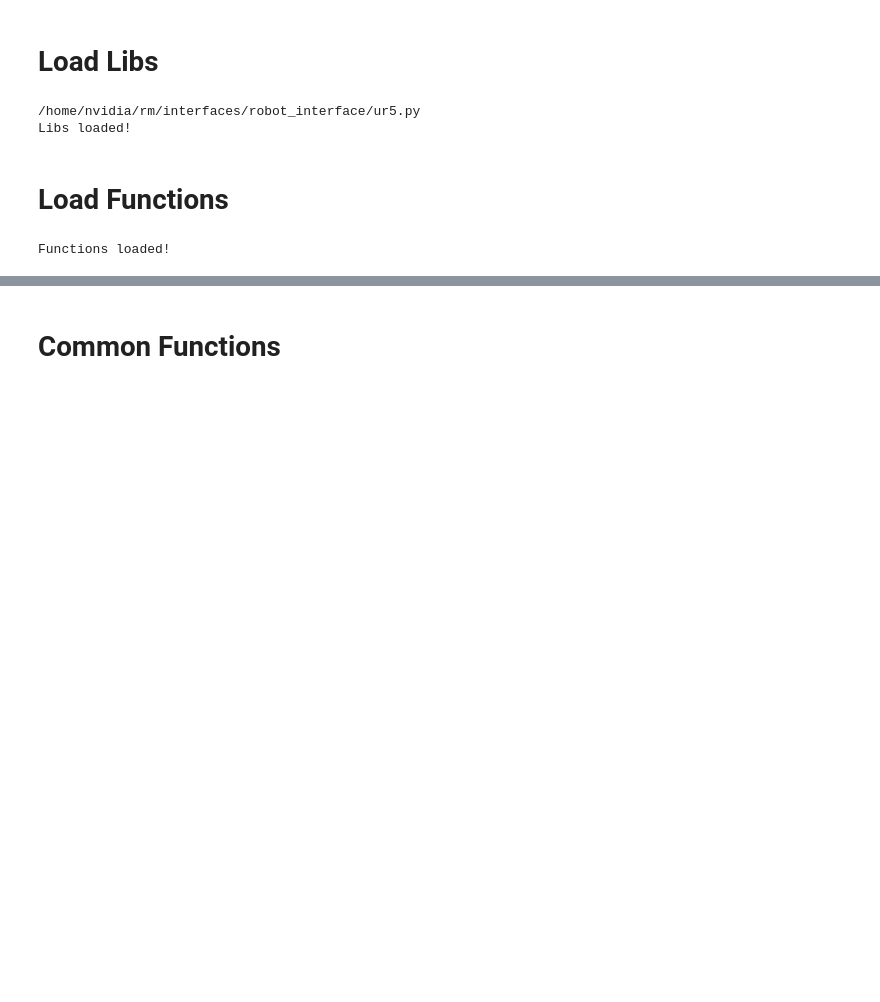
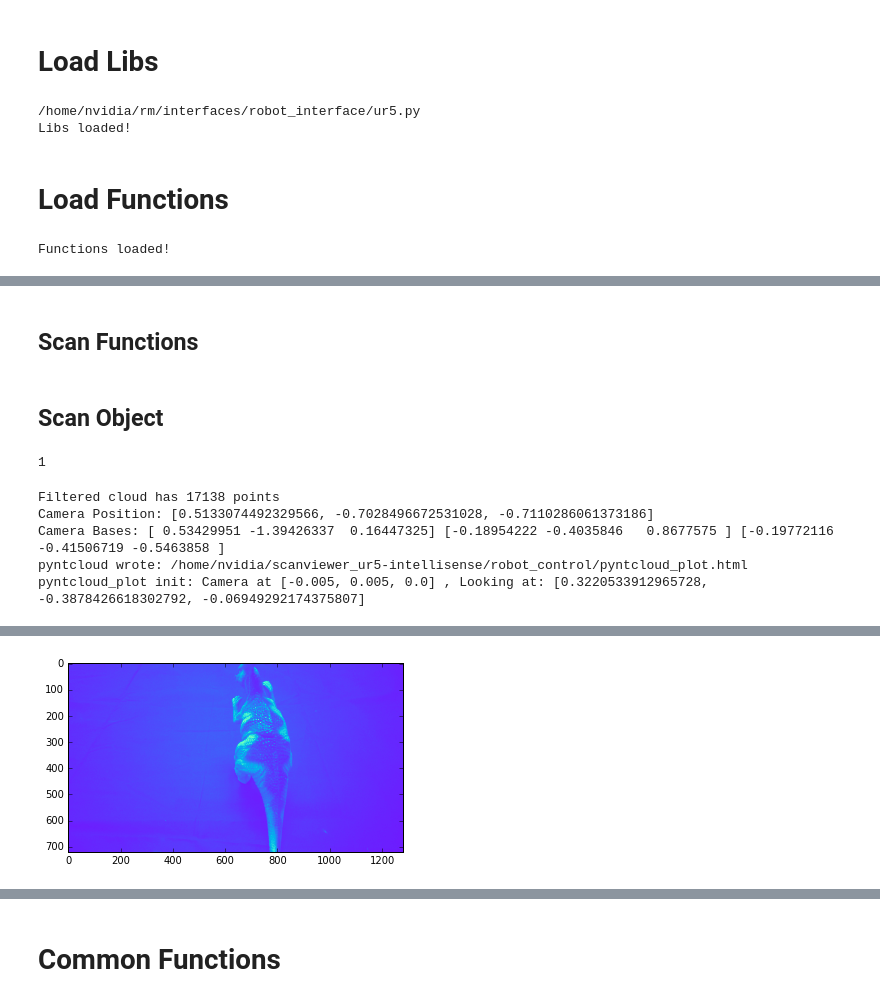
Before and after one commit to jwatson-CO-edu/scanviewer_ur5-intellisense, a Jupyter notebook: robot_control/robotPictureTest.ipynb, the cells around one changed output, grey strips where cells are left out. Drawn from its saved outputs; the diff is of its cells as text; code cells hidden in the pictures; blank space fills up the shorter version.

```diff
--- a/robot_control/robotPictureTest.ipynb
+++ b/robot_control/robotPictureTest.ipynb
@@ -84,0 +104,5 @@ Functions loaded!
+# %%
+#start host camera
+rsc = RealSenseCamera()
+rsc.start_camera()
+print( "Host Camera Active:" , rsc.is_running() )
@@ -94,0 +126,68 @@ pose_dict["HOME_JA"] = [ 0 , -pi/2 , 0 , -pi/2 , 0 , 0 ]
+# %% [markdown]
+## Scan Functions
+# %%
+def get_cloud_objects( disp , leaf , searchRad , clusterSize ):
+    """ Set the disparity shift, capture point cloud, and separated it into objects """
+    global rsc
+    rsc.set_disparity_shift( disp )
+    cloud = transform_points( rsc.get_point_cloud( post_process_frames = 10)[0] ,
+                              get_camera_transform() )
+    cloud_vg = voxel_grid( cloud , leaf_size = leaf )
+    print( "Filtered cloud has" , len( cloud_vg ) , "points" )
+    return get_objects_clouds_dbscan( cloud_vg , search_radius = searchRad , min_cluster_size = clusterSize )
+# %% [markdown]
+## Scan Object
+# %%
+open_gripper()
+dataStore = {}
+# %%
+## ~~ NORTH ~~
+
+set_joint_angles( pose_dict["scan_above_JA"] , speed = 0.5 , acceleration = 0.5 )
+set_joint_angles( pose_dict["scan_north_JA"] , speed = 0.5 , acceleration = 0.5 )
+# %% [output]
+1
+# %%
+# 1. Fetch point cloud clusters
+objs = get_cloud_objects( disp = 145 , leaf = 0.0025 , searchRad = 0.003 , clusterSize = 500 )
+
+# 2. Get the camera transform & bases
+cameraXform = get_camera_transform()
+cameraPos = pos_from_xform( cameraXform )
+print( "Camera Position:" , cameraPos )
+cam_xBasis , cam_yBasis , cam_zBasis = get_basis_vectors_for_xform( cameraXform )
+print( "Camera Bases:" , cam_xBasis , cam_yBasis , cam_zBasis )
+
+# 3. Get the IR image
+ir_image = rsc.get_point_cloud_2()[2]
+preview = ir_image.copy()
+# plt.imshow( preview , vmin = 0 , vmax = 255 )
+plt.imshow( preview , vmin = 0 , vmax = 255 , cmap = plt.cm.get_cmap('rainbow') )
+shotName  = "tallDino_NORTH"
+imageName = shotName + ".png"
+plt.imsave( imageName , preview , vmin = 0 , vmax = 255 , cmap = plt.cm.get_cmap('rainbow') )
+
+# 4. Store Data
+dataStore[ shotName ] = {
+    'cameraPos'   : cameraPos ,
+    'cameraXform' : cameraXform.tolist() ,
+    'cam_xBasis' :  cam_xBasis ,
+    'cam_yBasis' :  cam_yBasis ,
+    'cam_zBasis' :  cam_zBasis ,
+    'imageName'  :  imageName ,
+    'image' :       read_file_as_binary( imageName ) ,
+    'cloud_objs' :  objs
+}
+
+viewer = Viewer()
+# viewer.add_cloud( cloud_vg )
+for obj in objs:
+    viewer.add_cloud( obj , colorize = True )
+viewer.add_axis( cameraXform )
+viewer.show()
+# %% [output]
+Filtered cloud has 17138 points
+Camera Position: [0.5133074492329566, -0.7028496672531028, -0.7110286061373186]
+Camera Bases: [ 0.53429951 -1.39426337  0.16447325] [-0.18954222 -0.4035846   0.8677575 ] [-0.19772116 -0.41506719 -0.5463858 ]
+pyntcloud wrote: /home/nvidia/scanviewer_ur5-intellisense/robot_control/pyntcloud_plot.html
+pyntcloud_plot init: Camera at [-0.005, 0.005, 0.0] , Looking at: [0.3220533912965728, -0.3878426618302792, -0.06949292174375807]
@@ -94,0 +195 @@ pose_dict["HOME_JA"] = [ 0 , -pi/2 , 0 , -pi/2 , 0 , 0 ]
+[figure, added]
```
Also changed, not shown: parts of 34 cells of this notebook, 2 other files.
